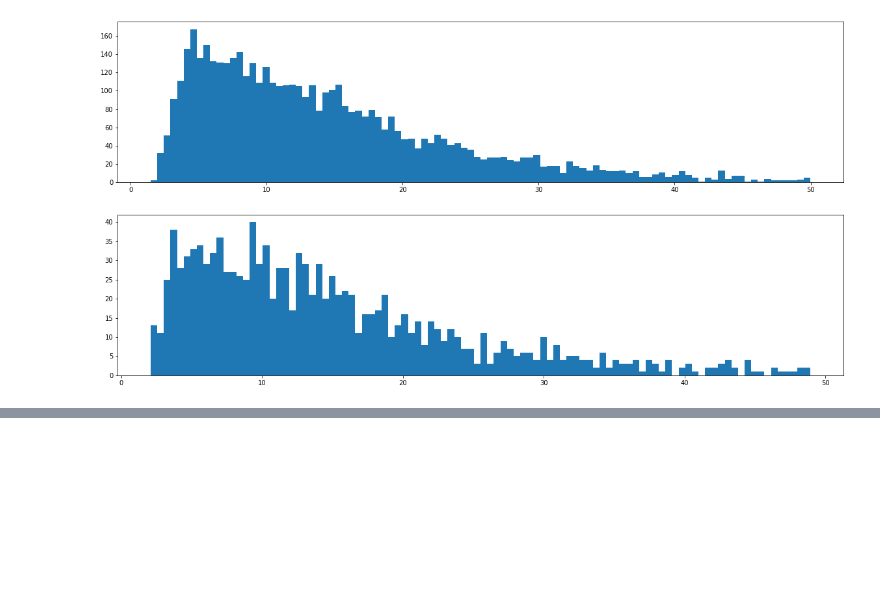
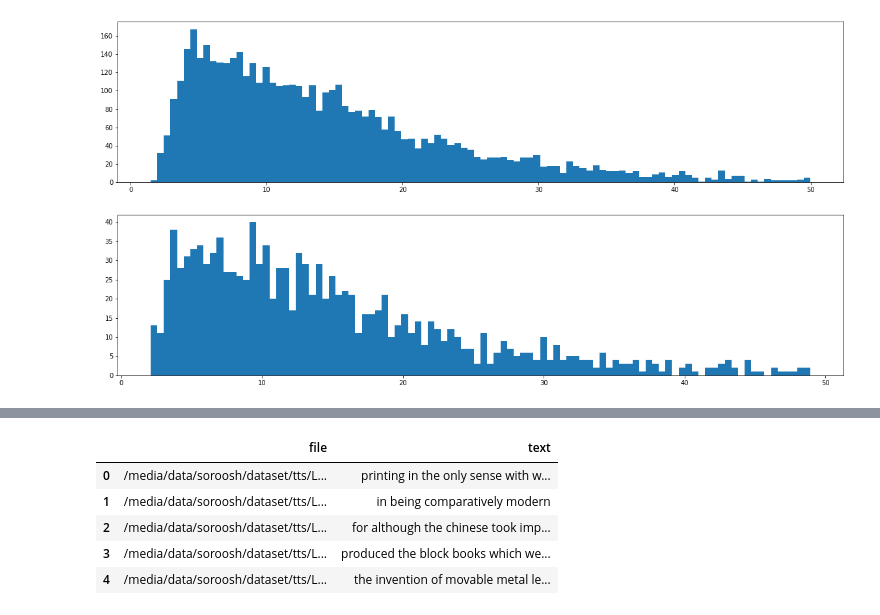
Before and after one commit to s-omranpour/Transformer-TTS, a Jupyter notebook: data prep.ipynb, the cells around one changed output, grey strips where cells are left out. Saved outputs shown, nothing was run; the diff lists cells and outputs as text; code cells hidden in the pictures; blank space fills up the shorter version.

```diff
--- a/data prep.ipynb
+++ b/data prep.ipynb
@@ -122,0 +170,9 @@ test_df.to_json('data/persian-tts-test.json', lines=True, orient='records')
+# %%
+df.head()
+# %% [output]
+|  | file | text |
+| 0 | /media/data/soroosh/dataset/tts/L... | printing in the only sense with w... |
+| 1 | /media/data/soroosh/dataset/tts/L... | in being comparatively modern |
+| 2 | /media/data/soroosh/dataset/tts/L... | for although the chinese took imp... |
+| 3 | /media/data/soroosh/dataset/tts/L... | produced the block books which we... |
+| 4 | /media/data/soroosh/dataset/tts/L... | the invention of movable metal le... |
```
Also changed, not shown: parts of 16 cells of this notebook, 2 other files.
